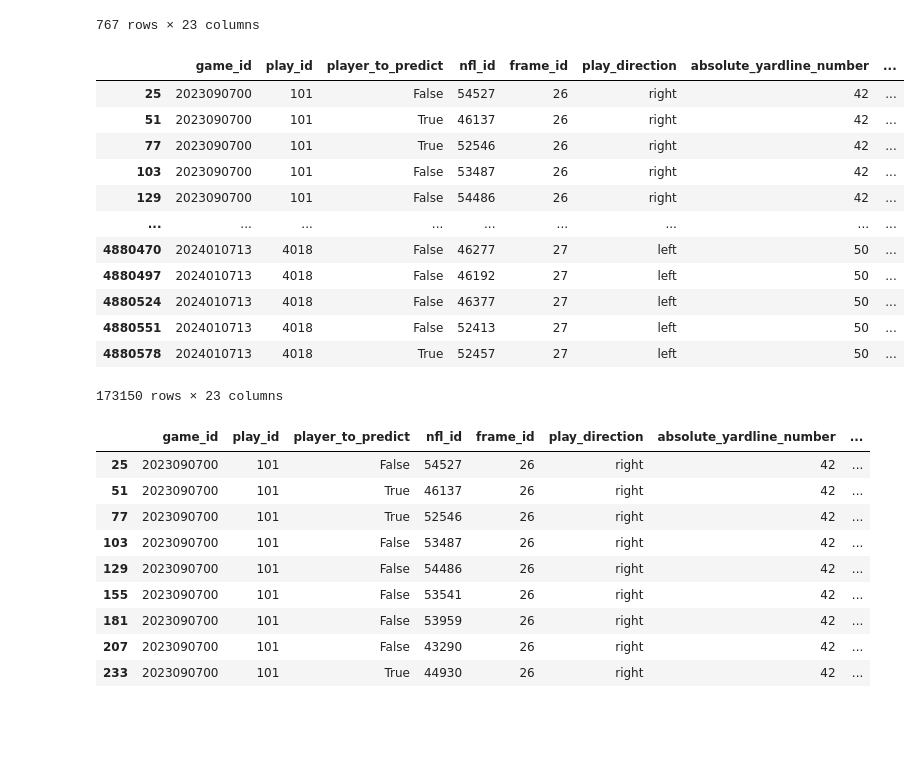
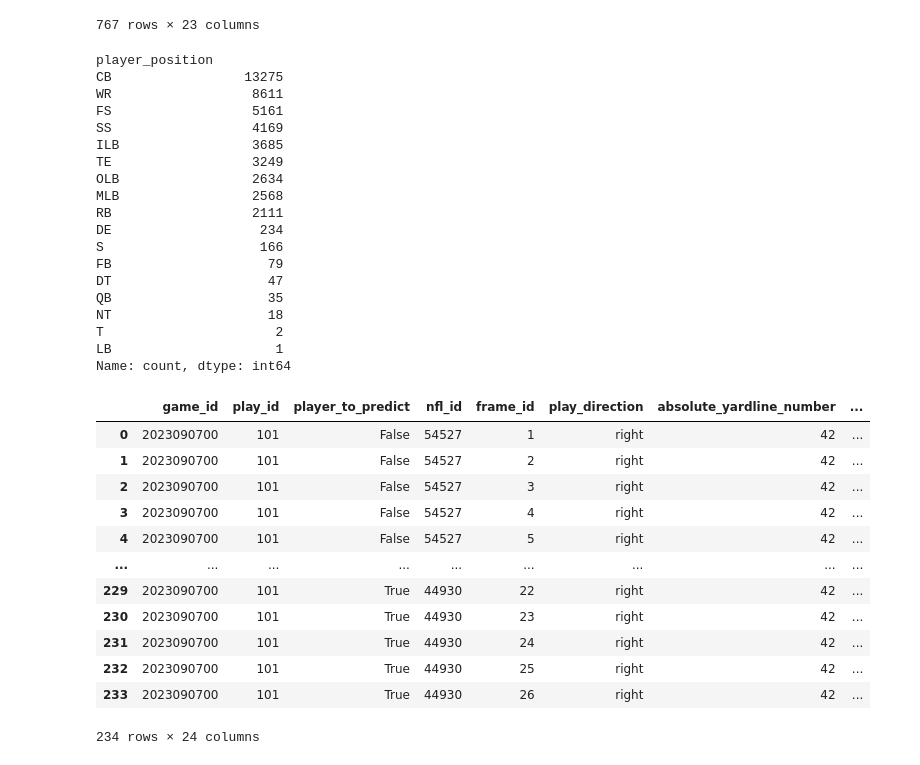
Before and after one commit to Erdos-Projects/fall-2025-nfl-databowl, a Jupyter notebook: data_analysis.ipynb, the cells around one changed output. Saved outputs shown, nothing was run; the diff lists cells and outputs as text; code cells hidden in the pictures; blank space fills up the shorter version.

```diff
--- a/data_analysis.ipynb
+++ b/data_analysis.ipynb
@@ -94,11 +110,13 @@ df_in.loc[df_in['num_frames_output'] > 50,:]
 | 4039384 | 2023122100 | 1450 | True | 43415 | 32 | left | 62 | ... |
 | 4039385 | 2023122100 | 1450 | True | 43415 | 33 | left | 62 | ... |
 767 rows × 23 columns
+# %%
+gcol = ['game_id','play_id','nfl_id']
 # %%
-final_frame = df_in.groupby(['game_id','play_id','nfl_id']).tail(1)
+final_frame = df_in.groupby(gcol).tail(1)
 # %%
 player_predict_final = final_frame[final_frame['player_to_predict'] == True]
-player_predict_final = player_predict_final[['game_id','play_id','nfl_id','frame_id']]
+player_predict_final = player_predict_final[gcol + ['frame_id']]
 # %%
 df_in = df_in.copy()  # avoid SettingWithCopyWarning
 
@@ -108,32 +126,43 @@ is_final_frame = pd.MultiIndex.from_frame(df_in[['game_id','play_id','nfl_id','f
 
 df_in['final_frame_prediction'] = np.where(is_final_frame, 1, 0)
 # %%
+# distribution of positions for prediction for all consider players in the final frame of prethrow
+df_in.loc[df_in['final_frame_prediction'] == 1, ['player_position']].value_counts()
 # %% [output]
-|  | game_id | play_id | player_to_predict | nfl_id | frame_id | play_direction | absolute_yardline_number | ... |
-| 25 | 2023090700 | 101 | False | 54527 | 26 | right | 42 | ... |
-| 51 | 2023090700 | 101 | True | 46137 | 26 | right | 42 | ... |
-| 77 | 2023090700 | 101 | True | 52546 | 26 | right | 42 | ... |
-| 103 | 2023090700 | 101 | False | 53487 | 26 | right | 42 | ... |
-| 129 | 2023090700 | 101 | False | 54486 | 26 | right | 42 | ... |
-| ... | ... | ... | ... | ... | ... | ... | ... | ... |
-| 4880470 | 2024010713 | 4018 | False | 46277 | 27 | left | 50 | ... |
-| 4880497 | 2024010713 | 4018 | False | 46192 | 27 | left | 50 | ... |
-| 4880524 | 2024010713 | 4018 | False | 46377 | 27 | left | 50 | ... |
-| 4880551 | 2024010713 | 4018 | False | 52413 | 27 | left | 50 | ... |
-| 4880578 | 2024010713 | 4018 | True | 52457 | 27 | left | 50 | ... |
-173150 rows × 23 columns
+player_position
+CB                 13275
+WR                  8611
+FS                  5161
+SS                  4169
+ILB                 3685
+TE                  3249
+OLB                 2634
+MLB                 2568
+RB                  2111
+DE                   234
+S                    166
+FB                    79
+DT                    47
+QB                    35
+NT                    18
+T                      2
+LB                     1
+Name: count, dtype: int64
 # %%
-df_in.loc[(df_in['game_id'] ==2023090700) & (df_in['play_id'] == 101) & (df_in['frame_id'] == 26)]
+df_in.loc[(df_in['game_id'] ==2023090700) & (df_in['play_id'] == 101)]
 # %% [output]
 |  | game_id | play_id | player_to_predict | nfl_id | frame_id | play_direction | absolute_yardline_number | ... |
-| 25 | 2023090700 | 101 | False | 54527 | 26 | right | 42 | ... |
-| 51 | 2023090700 | 101 | True | 46137 | 26 | right | 42 | ... |
-| 77 | 2023090700 | 101 | True | 52546 | 26 | right | 42 | ... |
-| 103 | 2023090700 | 101 | False | 53487 | 26 | right | 42 | ... |
-| 129 | 2023090700 | 101 | False | 54486 | 26 | right | 42 | ... |
-| 155 | 2023090700 | 101 | False | 53541 | 26 | right | 42 | ... |
-| 181 | 2023090700 | 101 | False | 53959 | 26 | right | 42 | ... |
-| 207 | 2023090700 | 101 | False | 43290 | 26 | right | 42 | ... |
+| 0 | 2023090700 | 101 | False | 54527 | 1 | right | 42 | ... |
+| 1 | 2023090700 | 101 | False | 54527 | 2 | right | 42 | ... |
+| 2 | 2023090700 | 101 | False | 54527 | 3 | right | 42 | ... |
+| 3 | 2023090700 | 101 | False | 54527 | 4 | right | 42 | ... |
+| 4 | 2023090700 | 101 | False | 54527 | 5 | right | 42 | ... |
+| ... | ... | ... | ... | ... | ... | ... | ... | ... |
+| 229 | 2023090700 | 101 | True | 44930 | 22 | right | 42 | ... |
+| 230 | 2023090700 | 101 | True | 44930 | 23 | right | 42 | ... |
+| 231 | 2023090700 | 101 | True | 44930 | 24 | right | 42 | ... |
+| 232 | 2023090700 | 101 | True | 44930 | 25 | right | 42 | ... |
 | 233 | 2023090700 | 101 | True | 44930 | 26 | right | 42 | ... |
+234 rows × 24 columns
 # %%
 #plot counts of positions
```
Also changed, not shown: parts of 4 cells of this notebook, 1 other file.
